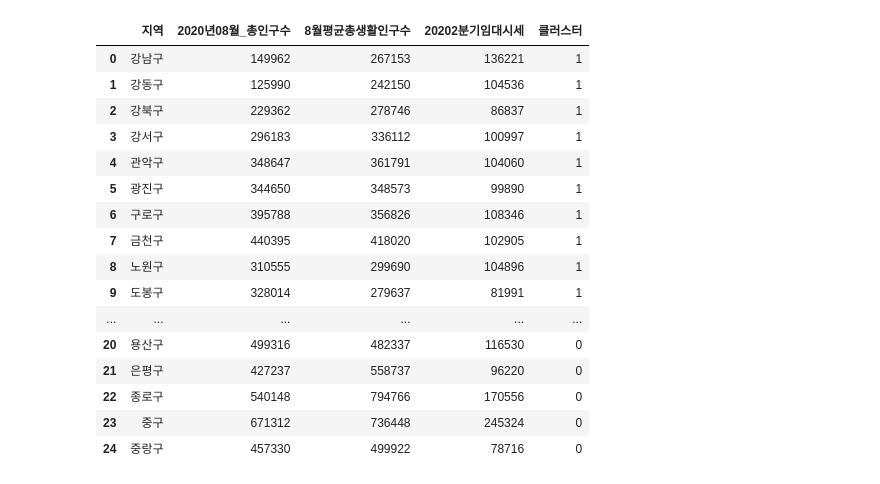
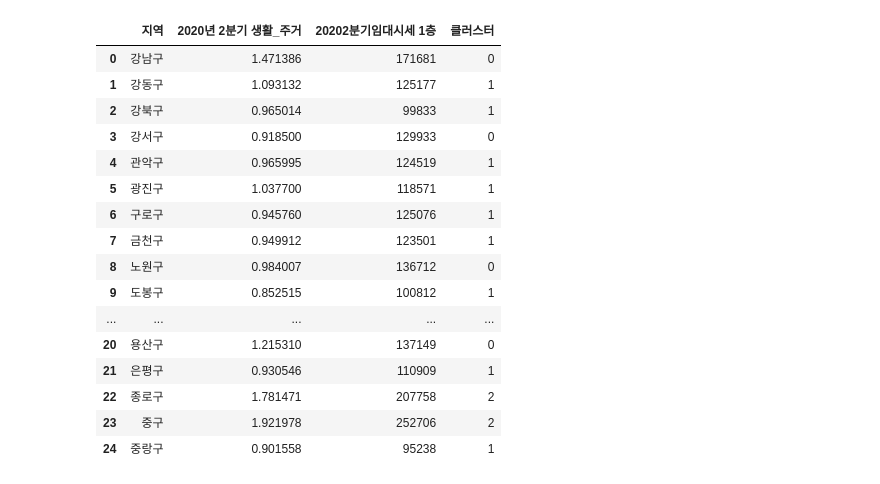
Before and after one commit to howtolivelikehuman/WaRaConv, a Jupyter notebook: PythonCode/Clustering.ipynb, the cells around one changed output. Drawn from its saved outputs; the diff is of its cells as text; code cells hidden in the pictures.

```diff
--- a/PythonCode/Clustering.ipynb
+++ b/PythonCode/Clustering.ipynb
@@ -13,8 +39,8 @@ style.use('seaborn-talk')
 plt.rcParams['axes.unicode_minus'] = False
 plt.rcParams['font.family'] = 'Malgun Gothic'
 # %%
-dataset = pd.read_csv("C:/Users/auteu/Desktop/Projects/UOS/WaRaConv/ProcessedDataSet/서울시생활_주거_임대시세.csv", encoding='cp949',engine='python')
+dataset = pd.read_csv("C:/Users/auteu/Desktop/Projects/UOS/WaRaConv/ProcessedDataSet/서울시생활_주거인구VS임대시세.csv", encoding='cp949',engine='python')
 dataset
-X = dataset[["2020년08월_총인구수","8월평균총생활인구수"]]
-pd.DataFrame.corr(X)
+X = dataset[["2020년 2분기 생활_주거","20202분기임대시세 1층"]]
+X
 # %% [output]
@@ -24,29 +64,29 @@ pd.DataFrame.corr(X)
 # %%
 from sklearn.cluster import KMeans
 
 init_centroid = 'k-means++'
 
-km = KMeans(n_clusters=2,init=init_centroid, random_state=0)
+km = KMeans(n_clusters=3,init=init_centroid, random_state=0)
 y_km=km.fit_predict(X)
 
 dataset['클러스터']=km.labels_
 dataset
 # %% [output]
-|  | 지역 | 2020년08월_총인구수 | 8월평균총생활인구수 | 20202분기임대시세 | 클러스터 |
-| 0 | 강남구 | 149962 | 267153 | 136221 | 1 |
-| 1 | 강동구 | 125990 | 242150 | 104536 | 1 |
-| 2 | 강북구 | 229362 | 278746 | 86837 | 1 |
-| 3 | 강서구 | 296183 | 336112 | 100997 | 1 |
-| 4 | 관악구 | 348647 | 361791 | 104060 | 1 |
-| 5 | 광진구 | 344650 | 348573 | 99890 | 1 |
-| 6 | 구로구 | 395788 | 356826 | 108346 | 1 |
-| 7 | 금천구 | 440395 | 418020 | 102905 | 1 |
-| 8 | 노원구 | 310555 | 299690 | 104896 | 1 |
-| 9 | 도봉구 | 328014 | 279637 | 81991 | 1 |
-| ... | ... | ... | ... | ... | ... |
-| 20 | 용산구 | 499316 | 482337 | 116530 | 0 |
-| 21 | 은평구 | 427237 | 558737 | 96220 | 0 |
-| 22 | 종로구 | 540148 | 794766 | 170556 | 0 |
-| 23 | 중구 | 671312 | 736448 | 245324 | 0 |
-| 24 | 중랑구 | 457330 | 499922 | 78716 | 0 |
+|  | 지역 | 2020년 2분기 생활_주거 | 20202분기임대시세 1층 | 클러스터 |
+| 0 | 강남구 | 1.471386 | 171681 | 0 |
+| 1 | 강동구 | 1.093132 | 125177 | 1 |
+| 2 | 강북구 | 0.965014 | 99833 | 1 |
+| 3 | 강서구 | 0.918500 | 129933 | 0 |
+| 4 | 관악구 | 0.965995 | 124519 | 1 |
+| 5 | 광진구 | 1.037700 | 118571 | 1 |
+| 6 | 구로구 | 0.945760 | 125076 | 1 |
+| 7 | 금천구 | 0.949912 | 123501 | 1 |
+| 8 | 노원구 | 0.984007 | 136712 | 0 |
+| 9 | 도봉구 | 0.852515 | 100812 | 1 |
+| ... | ... | ... | ... | ... |
+| 20 | 용산구 | 1.215310 | 137149 | 0 |
+| 21 | 은평구 | 0.930546 | 110909 | 1 |
+| 22 | 종로구 | 1.781471 | 207758 | 2 |
+| 23 | 중구 | 1.921978 | 252706 | 2 |
+| 24 | 중랑구 | 0.901558 | 95238 | 1 |
 # %%
```
Also changed, not shown: parts of 7 cells of this notebook, 4 other files.
